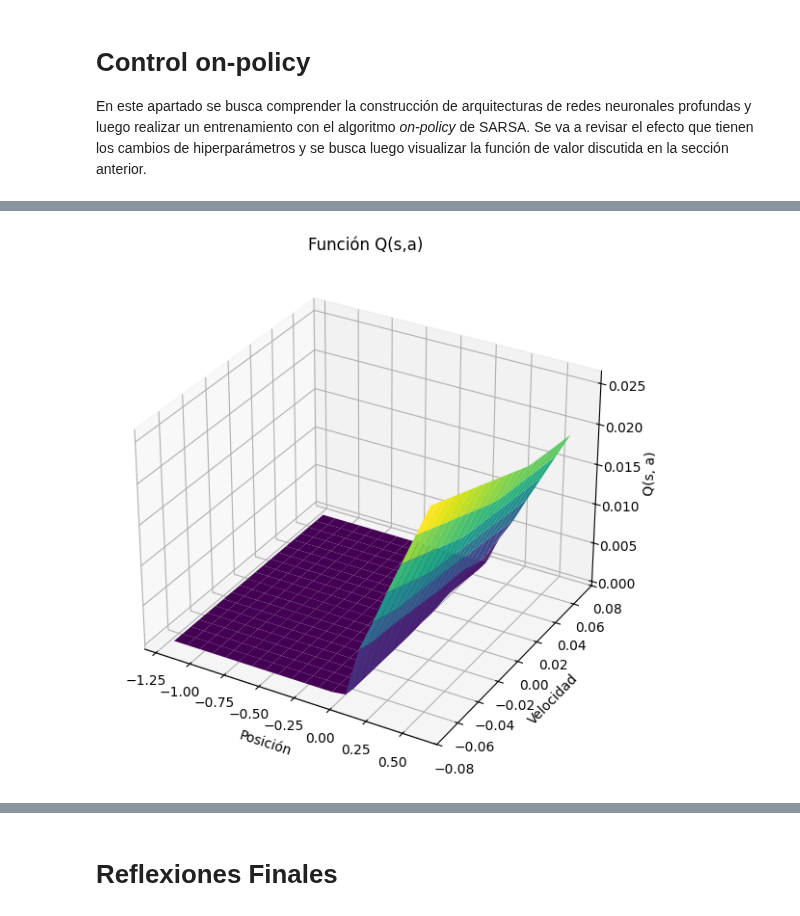
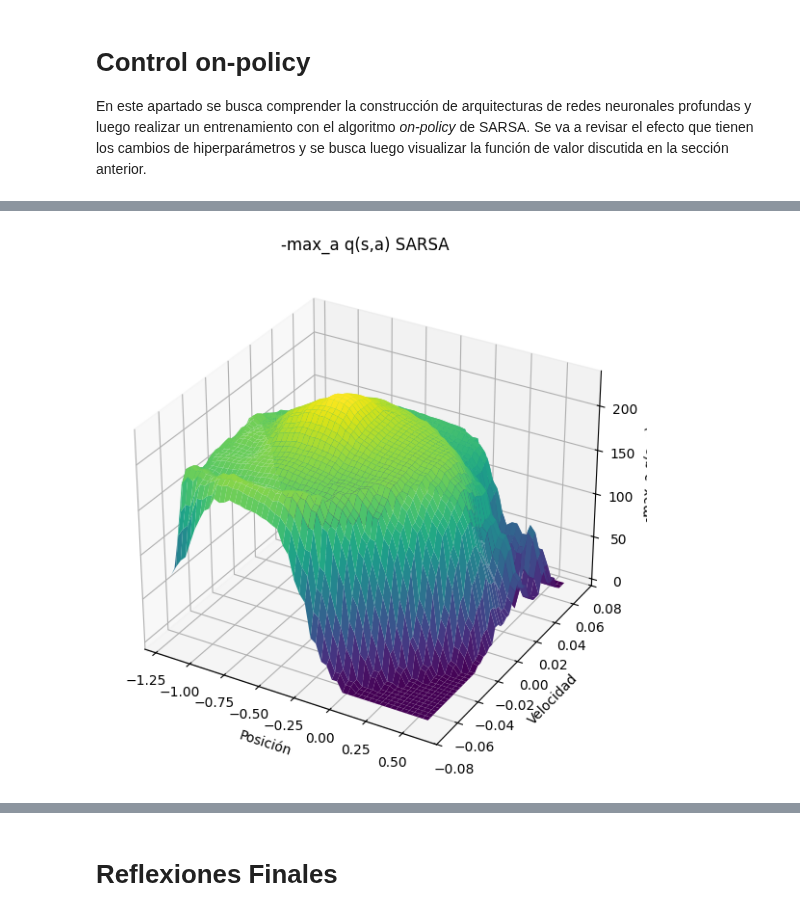
Before and after one commit to SSolanoRuniandes/Notebooks-Aprendizaje-por-Refuerzo-Profundo, a Jupyter notebook: TareaSemana2.ipynb, the cells around one changed output, grey strips where cells are left out. Drawn from its saved outputs; the diff is of its cells as text; code cells hidden in the pictures.

```diff
--- a/TareaSemana2.ipynb
+++ b/TareaSemana2.ipynb
@@ -854,0 +556,25 @@ Moviepy - video ready temp-{start}.mp4
+# %%
+num_runs = 10
+num_episodes = 500
+agent_info_options = {"num_tilings": 8, "num_tiles": 8, "iht_size": 4096,
+                      "epsilon": 0, "gamma": 1.0, "alpha": 0.5,
+                      "initial_weights": 0.0, "num_actions": 3}
+
+# Variable to store the amount of steps taken to solve the challeng
+all_steps = []
+# Variable to save the rewards in an episode
+all_rewards = []
+
+
+# Number of runs are the times the experiment will start again (a.k.a episode)
+for n_runs in range(num_runs):
+
+    agent = SarsaAgent(agent_info_options)
+    steps_per_episode,rewards_per_episode=agent.train(num_episodes)
+    # in all the Episodes
+    all_steps.append(np.array(steps_per_episode))
+    # Awards obtained in every episode
+    all_rewards.append(np.array(rewards_per_episode))
+
+#print(all_steps)
+#print(all_rewards)
@@ -855,32 +620,26 @@ Moviepy - video ready temp-{start}.mp4
 # %%
 from mpl_toolkits.mplot3d import Axes3D
 
-#print(sarsa_solucion_4.model.input_shape)
-#print(observation)
-
-# malla de posición y velocidad
-pos_range = np.linspace(-1.2, 0.6, 20)
-vel_range = np.linspace(-0.07, 0.07, 20)
+pos_range = np.linspace(-1.2, 0.6, 50)
+vel_range = np.linspace(-0.07, 0.07, 50)
 pos_grid, vel_grid = np.meshgrid(pos_range, vel_range)
 
 
 Q_values = np.zeros_like(pos_grid)
 
 for i in range(pos_grid.shape[0]):
     for j in range(pos_grid.shape[1]):
-        state = np.array([[pos_grid[i, j], vel_grid[i, j]]])  # (1, 2)
-        state = np.expand_dims(state, axis=1)  # (1, 1, 2)
-        q_values = sarsa_solucion_1.model.predict(state)
-        Q_values[i, j] = np.max(q_values)  # Tomar la mejor acción (greedy)
+        Q_values[i, j] = agent.return_action_value([pos_grid[i, j], vel_grid[i, j]])
+
 
 fig = plt.figure(figsize=(10, 7))
 ax = fig.add_subplot(111, projection='3d')
-ax.plot_surface(pos_grid, vel_grid, Q_values, cmap='viridis')
+ax.plot_surface(pos_grid, vel_grid, -Q_values, cmap='viridis')
 ax.set_xlabel('Posición')
 ax.set_ylabel('Velocidad')
-ax.set_zlabel('Q(s, a)')
-ax.set_title('Función Q(s,a)')
+ax.set_zlabel('-max_a q(s, a)')
+ax.set_title('-max_a q(s,a) SARSA')
 
 plt.show()
 # %% [output]
-[figure, old version]
+[figure, new version]
```
Also changed, not shown: parts of 27 cells of this notebook.
